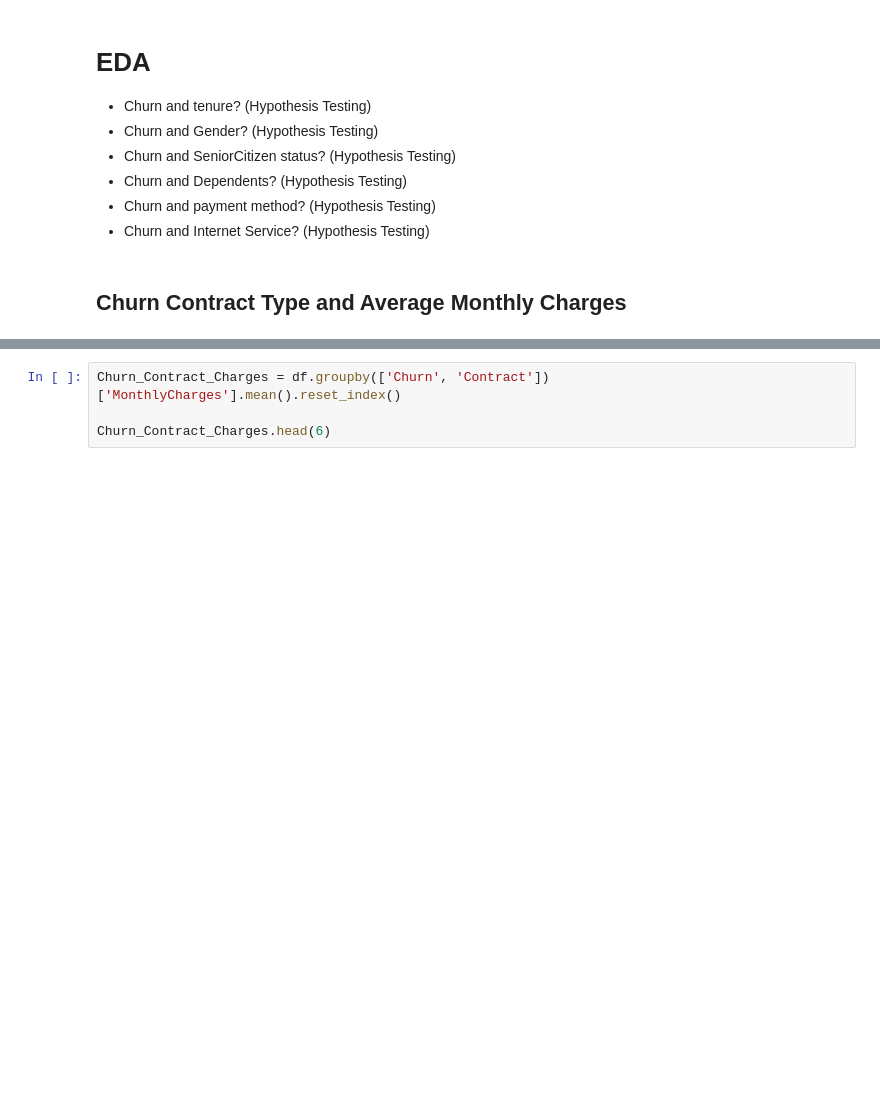
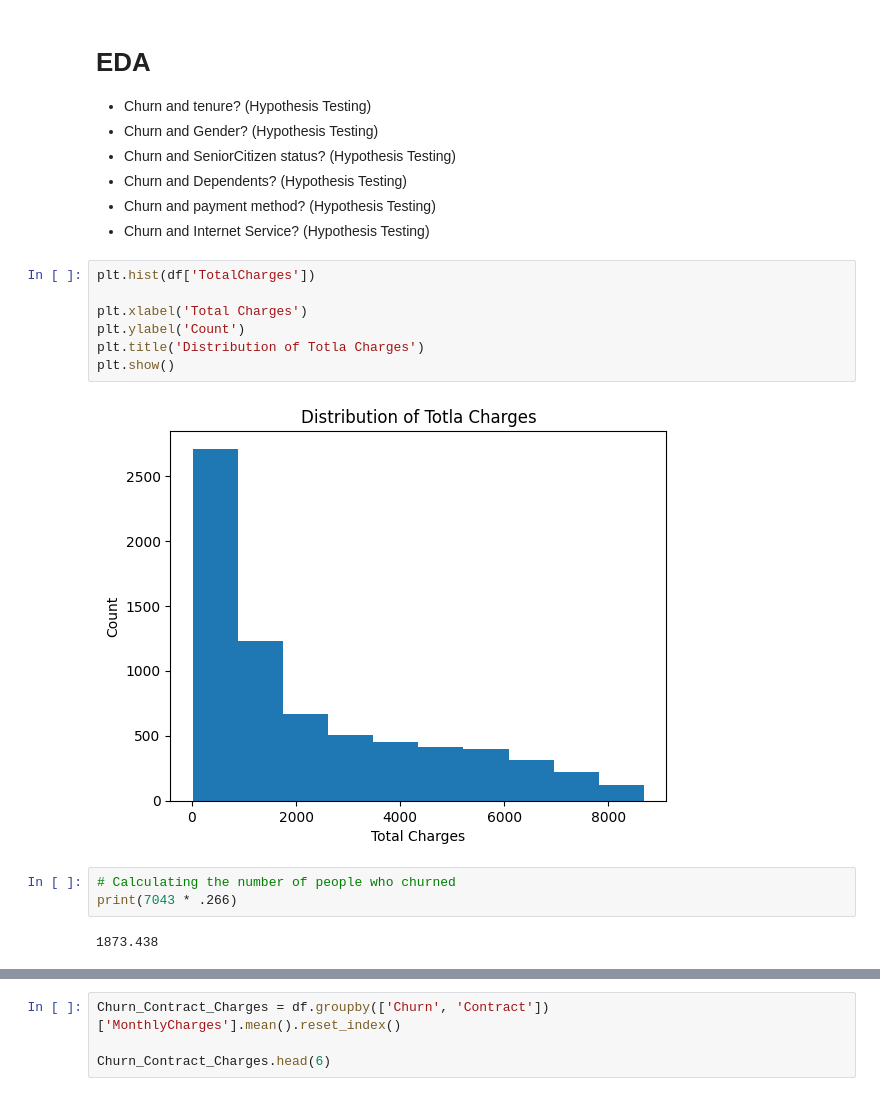
Before and after one commit to Xninety-nine/Springboard, a Jupyter notebook: Churn.ipynb, the cells around one changed output, grey strips where cells are left out. Cells and saved outputs as stored; diff of their text form; blank space fills up the shorter version.

```diff
--- a/Churn.ipynb
+++ b/Churn.ipynb
@@ -266,5 +330,17 @@ dtype: int64
 - Churn and Dependents? (Hypothesis Testing)
 - Churn and payment method? (Hypothesis Testing)
 - Churn and Internet Service? (Hypothesis Testing)
-# %% [markdown]
-## Churn Contract Type and Average Monthly Charges
+# %%
+plt.hist(df['TotalCharges'])
+
+plt.xlabel('Total Charges')
+plt.ylabel('Count')
+plt.title('Distribution of Totla Charges')
+plt.show()
+# %% [output]
+[figure, added]
+# %%
+# Calculating the number of people who churned
+print(7043 * .266)
+# %% [output]
+1873.438
```
Also changed, not shown: parts of 181 cells of this notebook, 2 other files.
